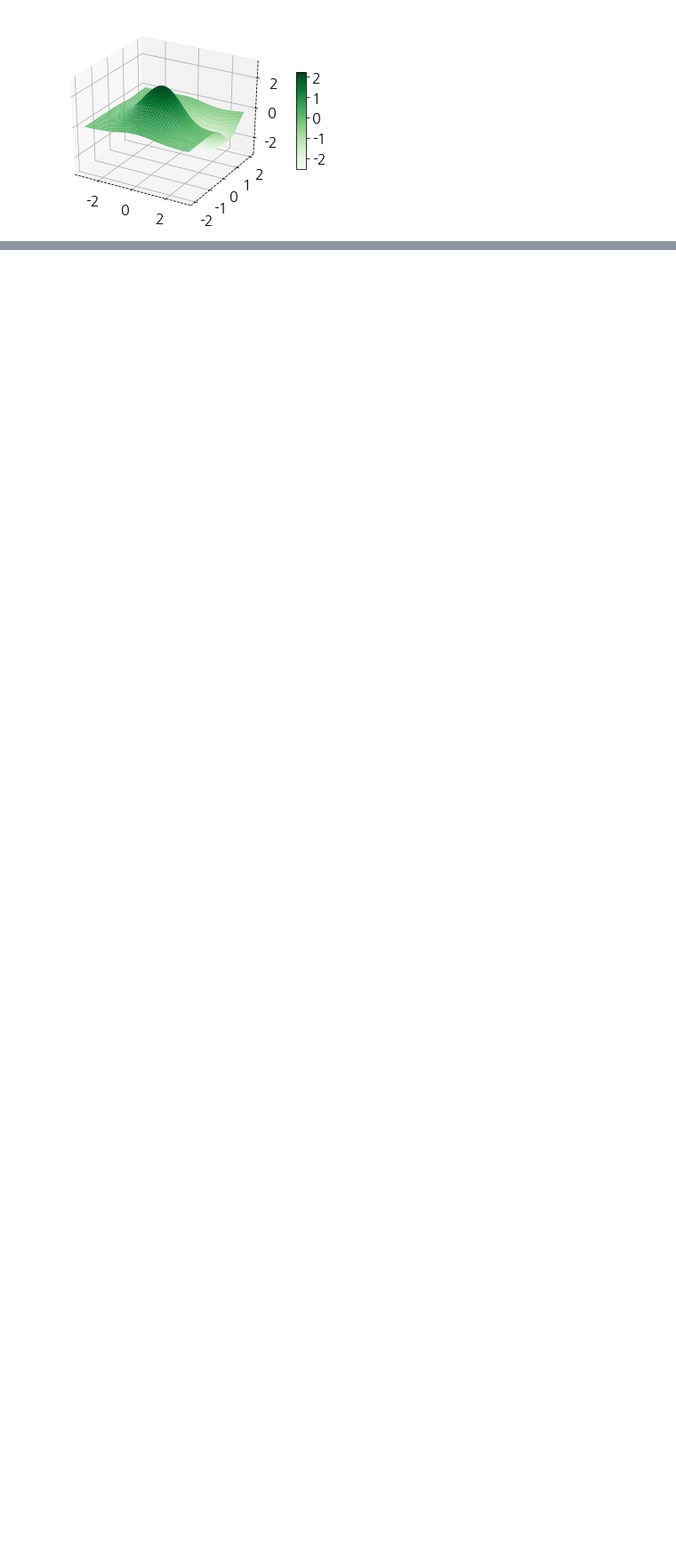
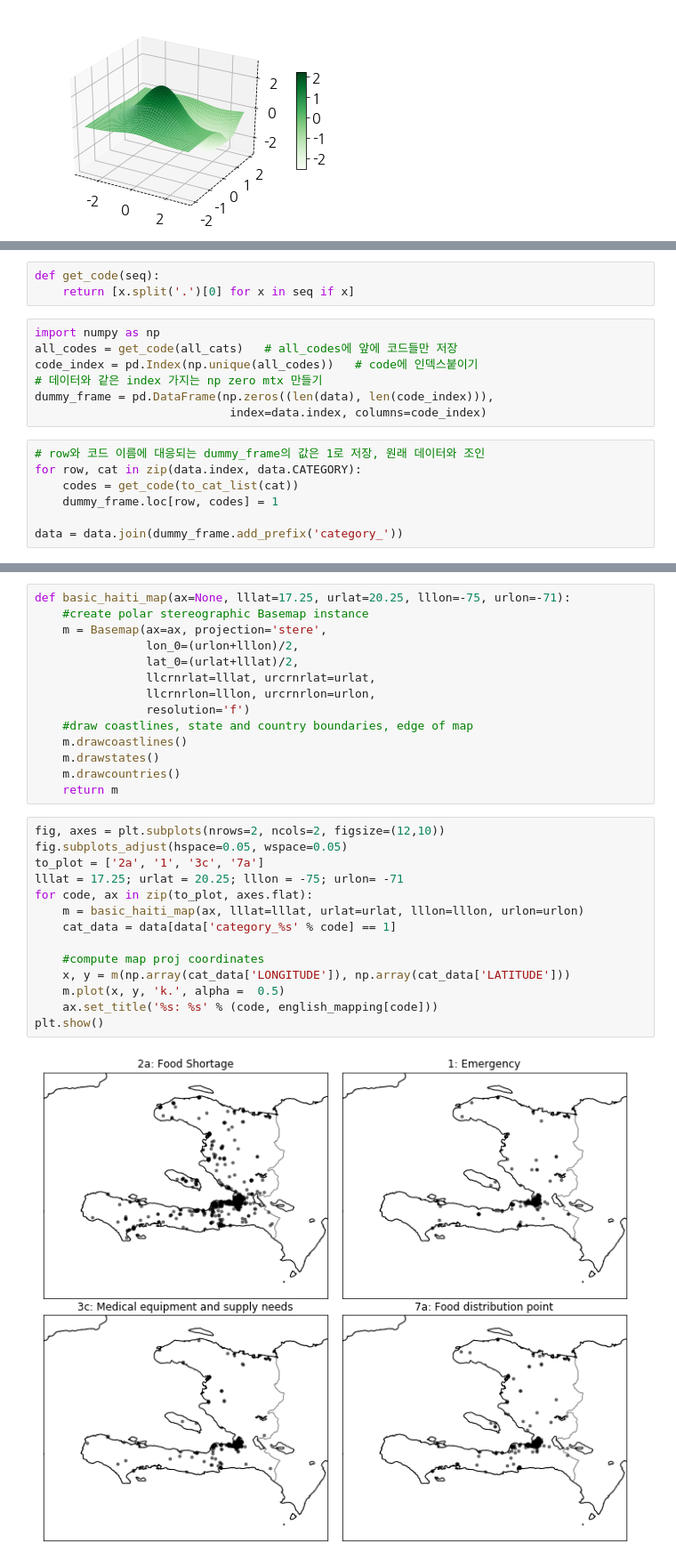
Before and after one commit to chajoo0/Big_Data_Fintech, a Jupyter notebook: 차주영_06matplotlib.ipynb, the cells around one changed output, grey strips where cells are left out. Shown at 89% size. Cells and saved outputs as stored; diff of their text form; blank space fills up the shorter version.

```diff
--- a/차주영_06matplotlib.ipynb
+++ b/차주영_06matplotlib.ipynb
@@ -277,0 +353,17 @@ plt.show()
+# %%
+def get_code(seq):
+    return [x.split('.')[0] for x in seq if x]
+# %%
+import numpy as np
+all_codes = get_code(all_cats)   # all_codes에 앞에 코드들만 저장
+code_index = pd.Index(np.unique(all_codes))   # code에 인덱스붙이기
+# 데이터와 같은 index 가지는 np zero mtx 만들기
+dummy_frame = pd.DataFrame(np.zeros((len(data), len(code_index))),
+                            index=data.index, columns=code_index)
+# %%
+# row와 코드 이름에 대응되는 dummy_frame의 값은 1로 저장, 원래 데이터와 조인
+for row, cat in zip(data.index, data.CATEGORY):
+    codes = get_code(to_cat_list(cat))
+    dummy_frame.loc[row, codes] = 1
+
+data = data.join(dummy_frame.add_prefix('category_'))
@@ -277,0 +391,30 @@ plt.show()
+# %%
+def basic_haiti_map(ax=None, lllat=17.25, urlat=20.25, lllon=-75, urlon=-71):
+    #create polar stereographic Basemap instance
+    m = Basemap(ax=ax, projection='stere',
+                lon_0=(urlon+lllon)/2,
+                lat_0=(urlat+lllat)/2,
+                llcrnrlat=lllat, urcrnrlat=urlat,
+                llcrnrlon=lllon, urcrnrlon=urlon,
+                resolution='f')
+    #draw coastlines, state and country boundaries, edge of map
+    m.drawcoastlines()
+    m.drawstates()
+    m.drawcountries()
+    return m
+# %%
+fig, axes = plt.subplots(nrows=2, ncols=2, figsize=(12,10))
+fig.subplots_adjust(hspace=0.05, wspace=0.05)
+to_plot = ['2a', '1', '3c', '7a']
+lllat = 17.25; urlat = 20.25; lllon = -75; urlon= -71
+for code, ax in zip(to_plot, axes.flat):
+    m = basic_haiti_map(ax, lllat=lllat, urlat=urlat, lllon=lllon, urlon=urlon)
+    cat_data = data[data['category_%s' % code] == 1]
+
+    #compute map proj coordinates
+    x, y = m(np.array(cat_data['LONGITUDE']), np.array(cat_data['LATITUDE']))
+    m.plot(x, y, 'k.', alpha =  0.5)
+    ax.set_title('%s: %s' % (code, english_mapping[code]))
+plt.show()
+# %% [output]
+[figure, added]
```
Also changed, not shown: parts of 9 cells of this notebook.
